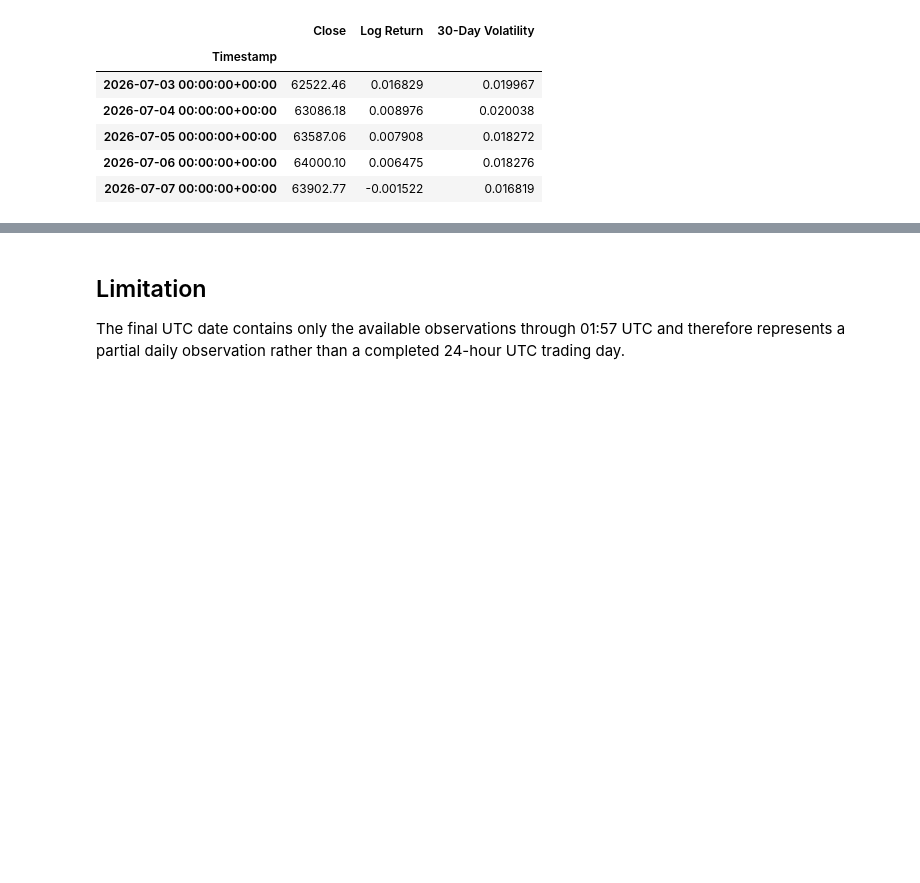
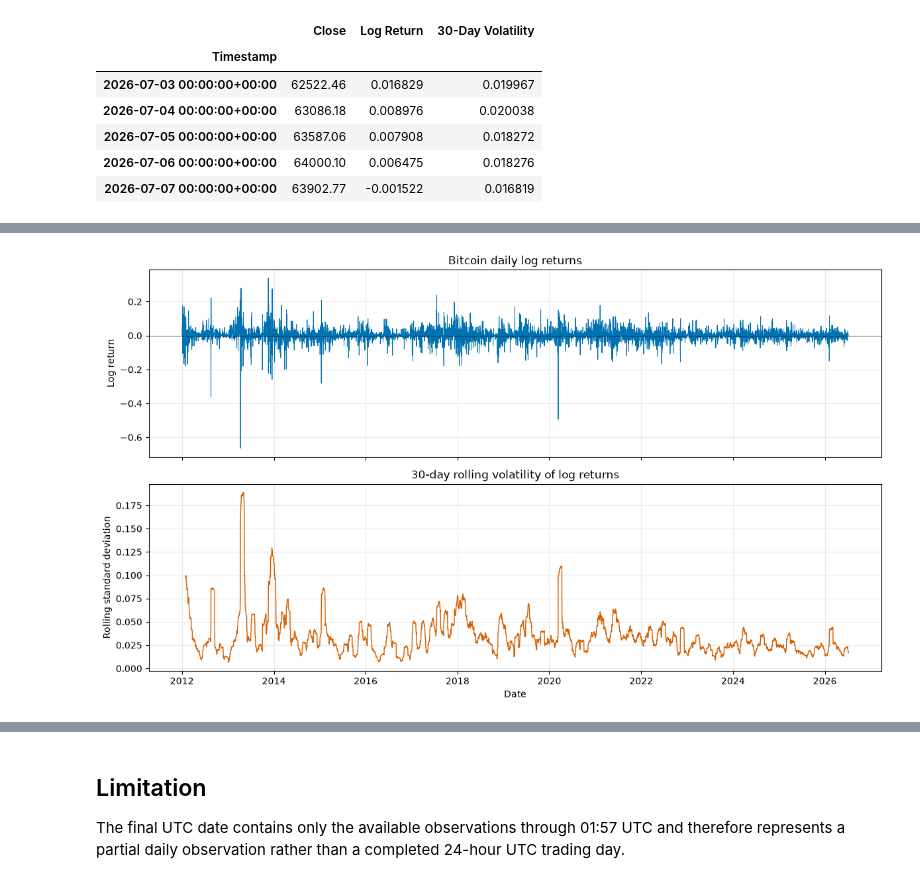
Before and after one commit to mdsoadsolaiman/Time-Series-Foundation-Models, a Jupyter notebook: notebooks/01_Bitcoin_Data_EDA.ipynb, the cells around one changed output, grey strips where cells are left out. Saved outputs shown, nothing was run; the diff lists cells and outputs as text; code cells hidden in the pictures; blank space fills up the shorter version.

```diff
--- a/notebooks/01_Bitcoin_Data_EDA.ipynb
+++ b/notebooks/01_Bitcoin_Data_EDA.ipynb
@@ -56,5 +98,13 @@ pd.DataFrame({'Start':[train.index.min(),test.index.min()],'End':[train.index.ma
 # %%
-eda = pd.DataFrame({'Close':target,'Log Return':np.log(target/target.shift(1))}); eda['30-Day Volatility']=eda['Log Return'].rolling(30).std(); eda.tail()
+# Derive presentation-only return and volatility series.
+eda = pd.DataFrame({
+    'Close': target,
+    'Log Return': np.log(target / target.shift(1)),
+})
+eda['30-Day Volatility'] = eda['Log Return'].rolling(30).std()
+
+# Display the unchanged diagnostic tail.
+eda.tail()
 # %% [output]
 |  | Close | Log Return | 30-Day Volatility |
 | Timestamp |  |  |  |
@@ -65,0 +120,14 @@ eda = pd.DataFrame({'Close':target,'Log Return':np.log(target/target.shift(1))})
+# %%
+# Plot daily log returns and their 30-day rolling volatility.
+fig, axes = plt.subplots(2, 1, figsize=(12, 7), sharex=True)
+axes[0].plot(eda.index, eda['Log Return'], color='#0072B2', linewidth=0.7)
+axes[0].axhline(0, color='black', linewidth=0.7, alpha=0.6)
+axes[0].set(title='Bitcoin daily log returns', ylabel='Log return')
+axes[1].plot(eda.index, eda['30-Day Volatility'], color='#D55E00', linewidth=1.0)
+axes[1].set(title='30-day rolling volatility of log returns', xlabel='Date', ylabel='Rolling standard deviation')
+for ax in axes:
+    ax.grid(alpha=0.25)
+fig.tight_layout()
+plt.show()
+# %% [output]
+[figure, added]
```
Also changed, not shown: parts of 8 cells of this notebook.
